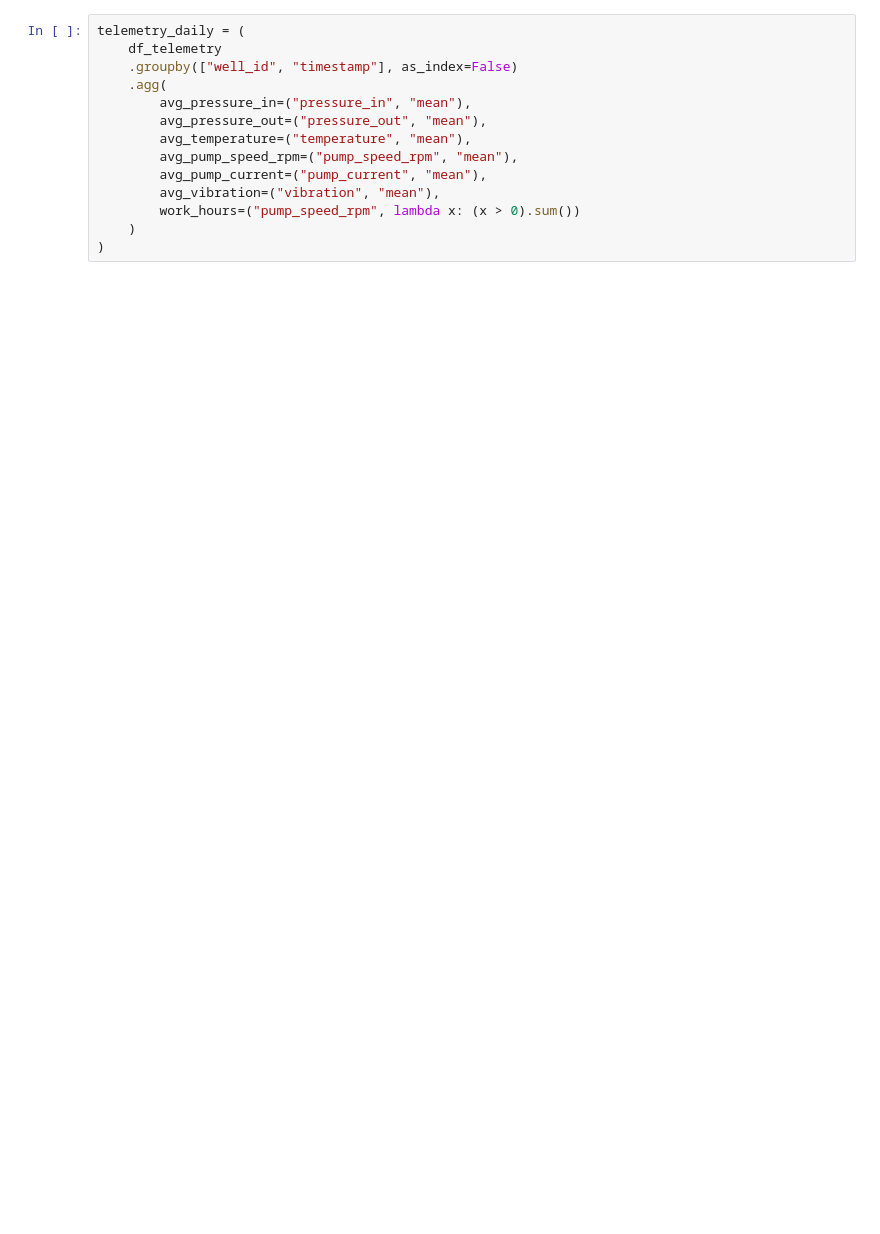
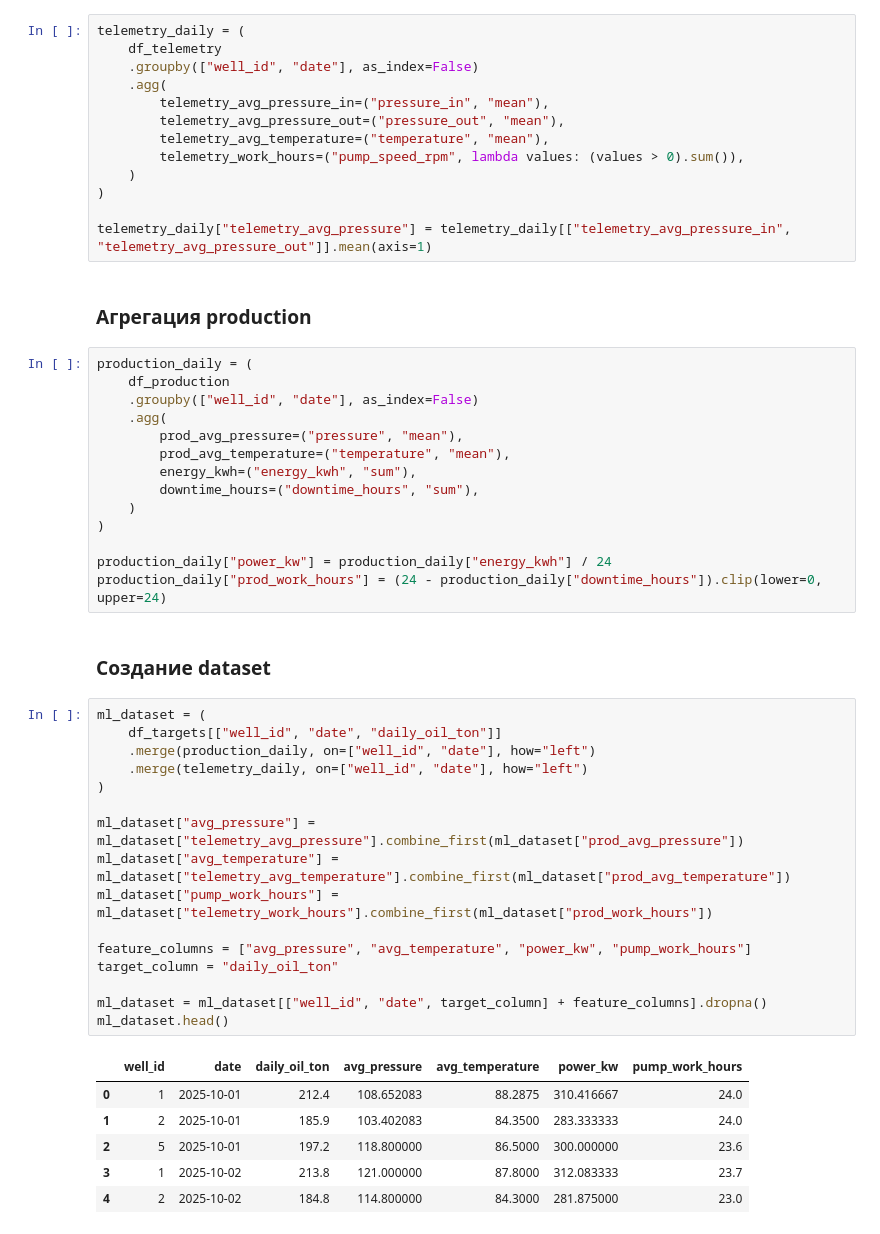
Before and after one commit to KirillovAV1/hse-ml-big-data, a Jupyter notebook: notebooks/02_Прогноз дебита (ML).ipynb, the cells around one changed output. Cells and saved outputs as stored; diff of their text form; blank space fills up the shorter version.

```diff
--- a/notebooks/02_Прогноз дебита (ML).ipynb
+++ b/notebooks/02_Прогноз дебита (ML).ipynb
@@ -24,14 +41,54 @@ df_targets = results[1].copy()
 # %%
 telemetry_daily = (
     df_telemetry
-    .groupby(["well_id", "timestamp"], as_index=False)
+    .groupby(["well_id", "date"], as_index=False)
     .agg(
-        avg_pressure_in=("pressure_in", "mean"),
-        avg_pressure_out=("pressure_out", "mean"),
-        avg_temperature=("temperature", "mean"),
-        avg_pump_speed_rpm=("pump_speed_rpm", "mean"),
-        avg_pump_current=("pump_current", "mean"),
-        avg_vibration=("vibration", "mean"),
-        work_hours=("pump_speed_rpm", lambda x: (x > 0).sum())
+        telemetry_avg_pressure_in=("pressure_in", "mean"),
+        telemetry_avg_pressure_out=("pressure_out", "mean"),
+        telemetry_avg_temperature=("temperature", "mean"),
+        telemetry_work_hours=("pump_speed_rpm", lambda values: (values > 0).sum()),
     )
 )
+
+telemetry_daily["telemetry_avg_pressure"] = telemetry_daily[["telemetry_avg_pressure_in", "telemetry_avg_pressure_out"]].mean(axis=1)
+# %% [markdown]
+### Агрегация production
+# %%
+production_daily = (
+    df_production
+    .groupby(["well_id", "date"], as_index=False)
+    .agg(
+        prod_avg_pressure=("pressure", "mean"),
+        prod_avg_temperature=("temperature", "mean"),
+        energy_kwh=("energy_kwh", "sum"),
+        downtime_hours=("downtime_hours", "sum"),
+    )
+)
+
+production_daily["power_kw"] = production_daily["energy_kwh"] / 24
+production_daily["prod_work_hours"] = (24 - production_daily["downtime_hours"]).clip(lower=0, upper=24)
+# %% [markdown]
+### Создание dataset
+# %%
+ml_dataset = (
+    df_targets[["well_id", "date", "daily_oil_ton"]]
+    .merge(production_daily, on=["well_id", "date"], how="left")
+    .merge(telemetry_daily, on=["well_id", "date"], how="left")
+)
+
+ml_dataset["avg_pressure"] = ml_dataset["telemetry_avg_pressure"].combine_first(ml_dataset["prod_avg_pressure"])
+ml_dataset["avg_temperature"] = ml_dataset["telemetry_avg_temperature"].combine_first(ml_dataset["prod_avg_temperature"])
+ml_dataset["pump_work_hours"] = ml_dataset["telemetry_work_hours"].combine_first(ml_dataset["prod_work_hours"])
+
+feature_columns = ["avg_pressure", "avg_temperature", "power_kw", "pump_work_hours"]
+target_column = "daily_oil_ton"
+
+ml_dataset = ml_dataset[["well_id", "date", target_column] + feature_columns].dropna()
+ml_dataset.head()
+# %% [output]
+|  | well_id | date | daily_oil_ton | avg_pressure | avg_temperature | power_kw | pump_work_hours |
+| 0 | 1 | 2025-10-01 | 212.4 | 108.652083 | 88.2875 | 310.416667 | 24.0 |
+| 1 | 2 | 2025-10-01 | 185.9 | 103.402083 | 84.3500 | 283.333333 | 24.0 |
+| 2 | 5 | 2025-10-01 | 197.2 | 118.800000 | 86.5000 | 300.000000 | 23.6 |
+| 3 | 1 | 2025-10-02 | 213.8 | 121.000000 | 87.8000 | 312.083333 | 23.7 |
+| 4 | 2 | 2025-10-02 | 184.8 | 114.800000 | 84.3000 | 281.875000 | 23.0 |
```
Also changed, not shown: parts of 14 cells of this notebook, 3 other files.
